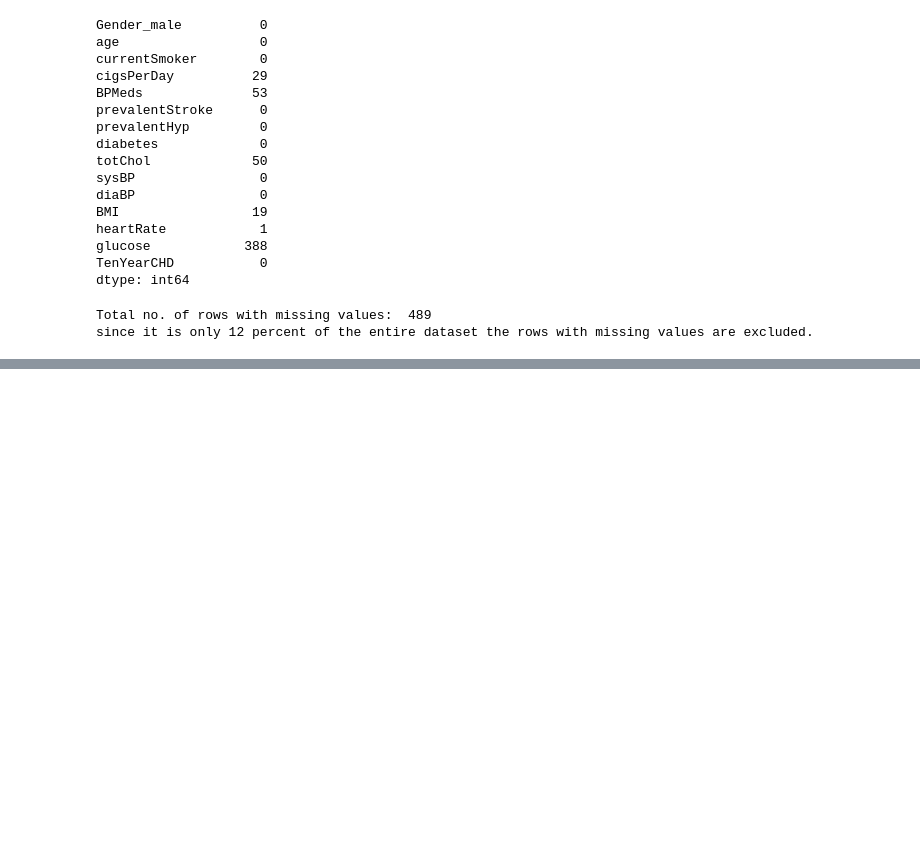
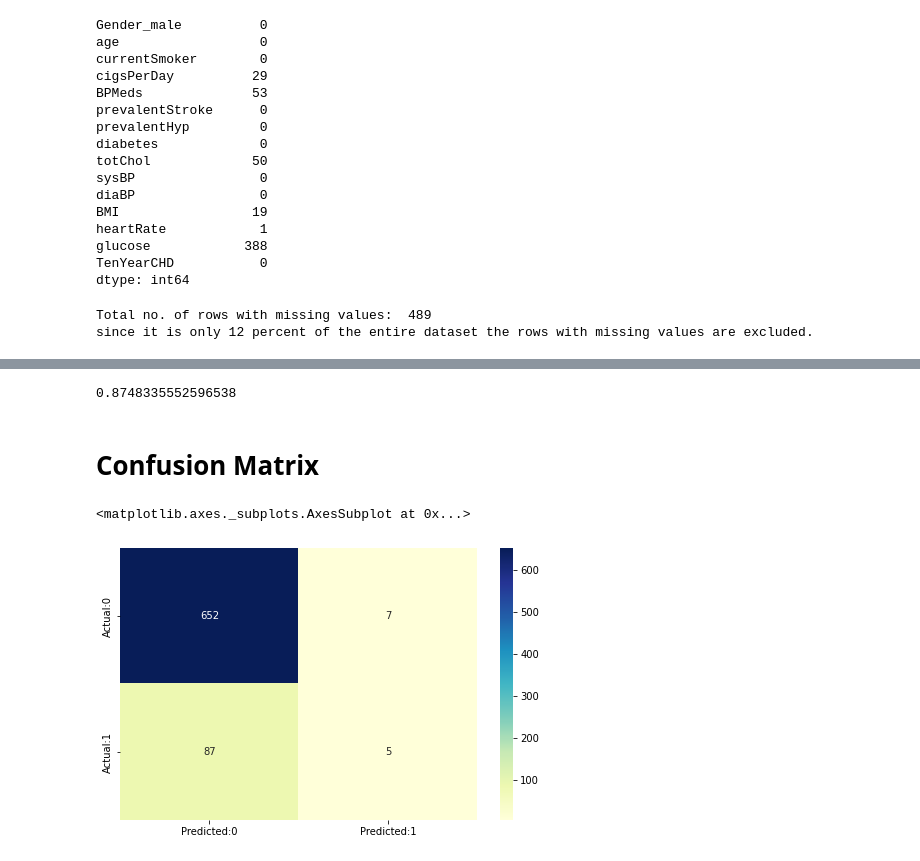
Before and after one commit to nirajgole/colab_research, a Jupyter notebook: Regression/dphi_predicting_heart_disease_using_logistic_regression.ipynb, the cells around one changed output, grey strips where cells are left out. Drawn from its saved outputs; the diff is of its cells as text; code cells hidden in the pictures; blank space fills up the shorter version.

```diff
--- a/Regression/dphi_predicting_heart_disease_using_logistic_regression.ipynb
+++ b/Regression/dphi_predicting_heart_disease_using_logistic_regression.ipynb
@@ -64,0 +101,12 @@ RangeIndex(start=0, stop=4240, step=1)
+# %%
+import sklearn
+new_features=df[['age','Gender_male','cigsPerDay','totChol','sysBP','glucose','TenYearCHD']]
+x=new_features.iloc[:,:-1]
+y=new_features.iloc[:,-1]
+from sklearn.model_selection import train_test_split
+x_train,x_test,y_train,y_test=train_test_split(x,y,test_size=.20,random_state=5)
+# %%
+from sklearn.linear_model import LogisticRegression
+logreg=LogisticRegression()
+logreg.fit(x_train,y_train)
+y_pred=logreg.predict(x_test)
@@ -64,0 +121,15 @@ RangeIndex(start=0, stop=4240, step=1)
+# %%
+sklearn.metrics.accuracy_score(y_test,y_pred)
+# %% [output]
+0.8748335552596538
+# %% [markdown]
+# Confusion Matrix
+# %%
+from sklearn.metrics import confusion_matrix
+cm=confusion_matrix(y_test,y_pred)
+conf_matrix=pd.DataFrame(data=cm,columns=['Predicted:0','Predicted:1'],index=['Actual:0','Actual:1'])
+plt.figure(figsize = (8,5))
+sn.heatmap(conf_matrix, annot=True,fmt='d',cmap="YlGnBu")
+# %% [output]
+<matplotlib.axes._subplots.AxesSubplot at 0x...>
+[figure, added]
```
Also changed, not shown: parts of 15 cells of this notebook.
